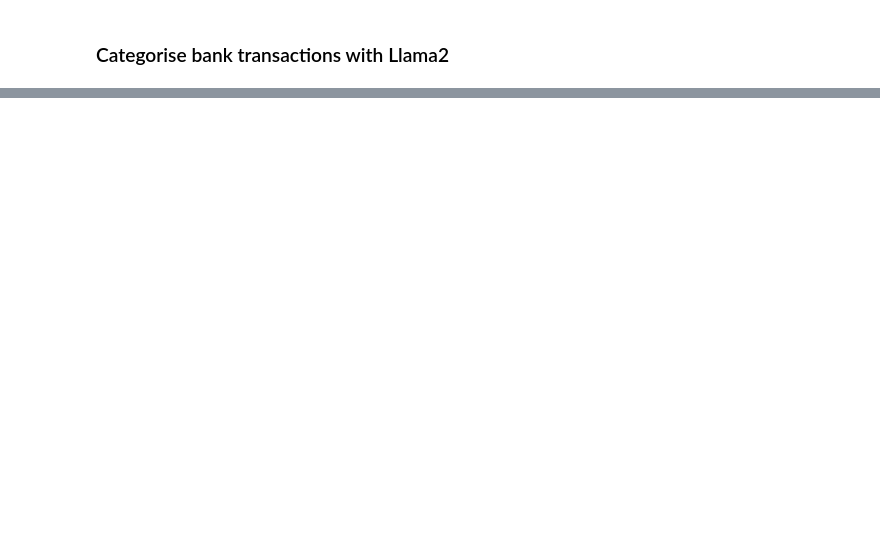
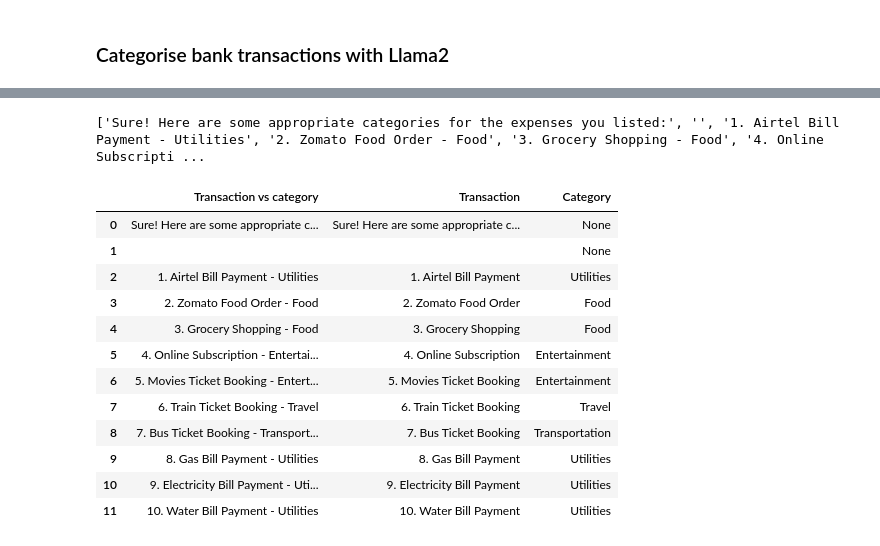
Before and after one commit to kaustubh93-dev/local-llms-analyse-finance-kaustubh, a Jupyter notebook: categorize_expenses.ipynb, the cells around one changed output, grey strips where cells are left out. Cells and saved outputs as stored; diff of their text form; code cells hidden in the pictures; blank space fills up the shorter version.

```diff
--- a/categorize_expenses.ipynb
+++ b/categorize_expenses.ipynb
@@ -54,3 +68,22 @@ categorize_transactions('ISS Catering Services De Meern, Taxi Utrecht, Etos AMST
+# %%
+# Test out the function
+categorize_transactions('Airtel Bill Payment, Zomato Food Order ',
+                        llm)
+# %% [output]
+['Sure! Here are some appropriate categories for the expenses you listed:', '', '1. Airtel Bill Payment - Utilities', '2. Zomato Food Order - Food', '3. Grocery Shopping - Food', '4. Online Subscripti ...
+|  | Transaction vs category | Transaction | Category |
+| 0 | Sure! Here are some appropriate c... | Sure! Here are some appropriate c... | None |
+| 1 |  |  | None |
+| 2 | 1. Airtel Bill Payment - Utilities | 1. Airtel Bill Payment | Utilities |
+| 3 | 2. Zomato Food Order - Food | 2. Zomato Food Order | Food |
+| 4 | 3. Grocery Shopping - Food | 3. Grocery Shopping | Food |
+| 5 | 4. Online Subscription - Entertai... | 4. Online Subscription | Entertainment |
+| 6 | 5. Movies Ticket Booking - Entert... | 5. Movies Ticket Booking | Entertainment |
+| 7 | 6. Train Ticket Booking - Travel | 6. Train Ticket Booking | Travel |
+| 8 | 7. Bus Ticket Booking - Transport... | 7. Bus Ticket Booking | Transportation |
+| 9 | 8. Gas Bill Payment - Utilities | 8. Gas Bill Payment | Utilities |
+| 10 | 9. Electricity Bill Payment - Uti... | 9. Electricity Bill Payment | Utilities |
+| 11 | 10. Water Bill Payment - Utilities | 10. Water Bill Payment | Utilities |
 # %%
 # Intialise the categories_df_all dataframe
 categories_df_all = pd.DataFrame()
```
Also changed, not shown: parts of 12 cells of this notebook, 2 other files.
